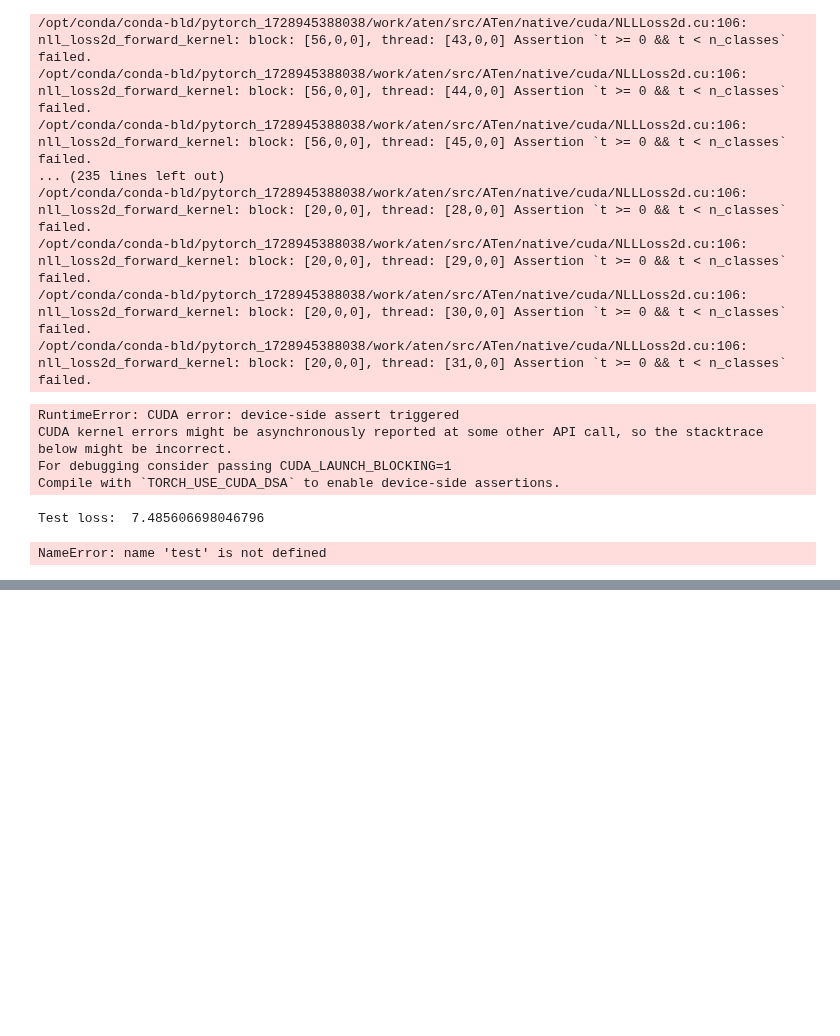
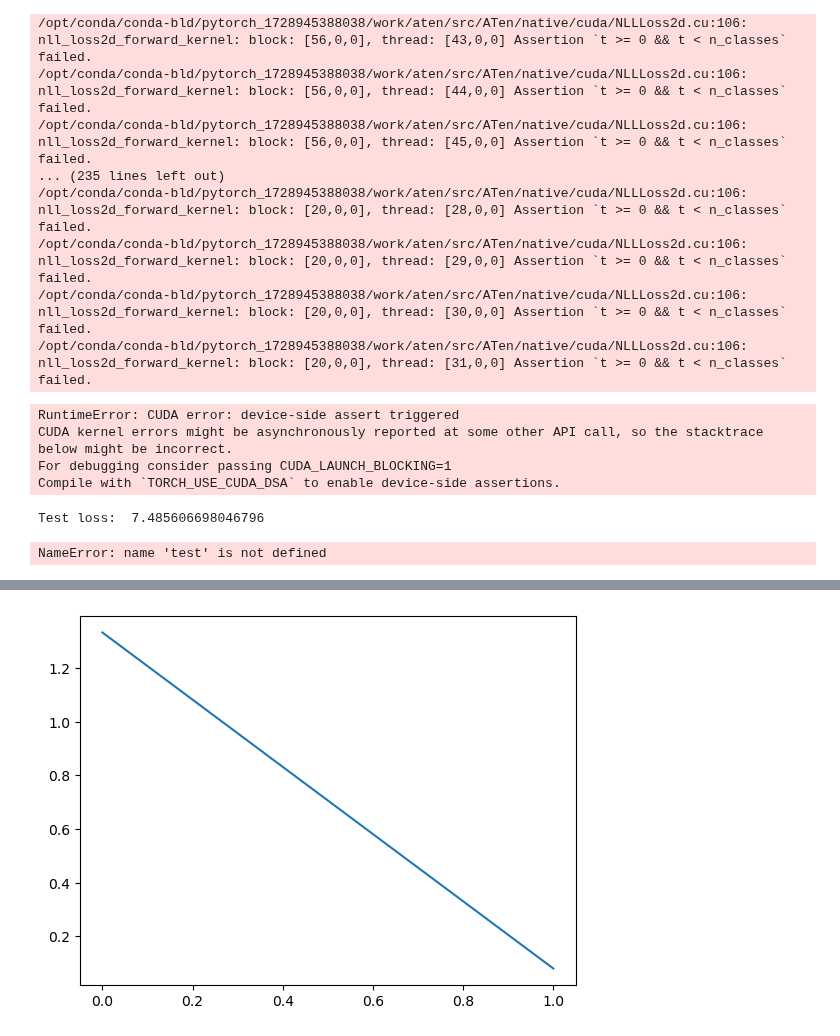
Before and after one commit to varunchitturi/ese-2000-labs, a Jupyter notebook: Lab 9/Lab_9.ipynb, the cells around one changed output, grey strips where cells are left out. Cells and saved outputs as stored; diff of their text form; code cells hidden in the pictures; blank space fills up the shorter version.

```diff
--- a/Lab 9/Lab_9.ipynb
+++ b/Lab 9/Lab_9.ipynb
@@ -724,0 +787,19 @@ torch.release
+# %%
+class MultiHeadAttn(nn.Module):
+    def __init__(self, H, n):
+        super(MultiHeadAttn, self).__init__()
+        assert n % H == 0, "D must be divisible by num_heads"
+        self.attn = nn.ModuleList([HeadAttn(m = n // H, n=n) for _ in range(H)])
+        #self.Wo = nn.Parameter(torch.empty(n, n))
+        #nn.init.kaiming_uniform_(self.Wo, a=math.sqrt(5))
+    def forward(self, X, use_mask=True):
+        B, T, _ = X.shape
+        heads = torch.stack([attn(X, use_mask) for attn in self.attn])
+        #concat_head = torch.concat(heads, dim=-1)
+        X = torch.sum(heads,axis=0)
+        return X
+
+# Test
+model = MultiHeadAttn(H=2,n=n).to(device)
+readout = model(X)
+print(f"out.shape: {readout.shape}")
@@ -724,0 +944,30 @@ torch.release
+# %%
+from tqdm import trange, tqdm
+opt = optim.AdamW(model.parameters(), lr=lr)
+model.train()
+num_parameters = str(sum(p.numel() for p in model.parameters())/1e6,) + 'M parameters'
+print("Created new model with {} parameters".format(num_parameters))
+train_loss_evolution = []
+for epoch in trange(num_epochs):
+    train_loss = 0
+    for t_idx, (X, y) in enumerate(train_loader):
+        logits = model(X)
+        B, _, _ = logits.shape
+        logits = logits.view(B * T, -1)
+        y = y.view(B * T, -1).squeeze()
+        loss = F.cross_entropy(logits, y)
+        opt.zero_grad()
+        loss.backward()
+        opt.step()
+        train_loss += loss.item()
+        wandb.log({"train_loss": loss.item()})
+    train_loss_evolution.append(train_loss/len(train_loader))
+    clear_output()
+    print(f"Epoch {epoch+1}, Loss {train_loss/len(train_loader)}")
+    run.log({"epoch_train_loss": train_loss/len(train_loader)})
+    wandb.config.update({"num_epochs": epoch+1})
+    plt.plot(train_loss_evolution)
+    plt.show()
+# torch.save(model, "./model.pt")
+# wandb.save('./model.pt')
+# %% [output]
@@ -724,0 +975 @@ torch.release
+[figure, added]
```
Also changed, not shown: parts of 25 cells of this notebook.
